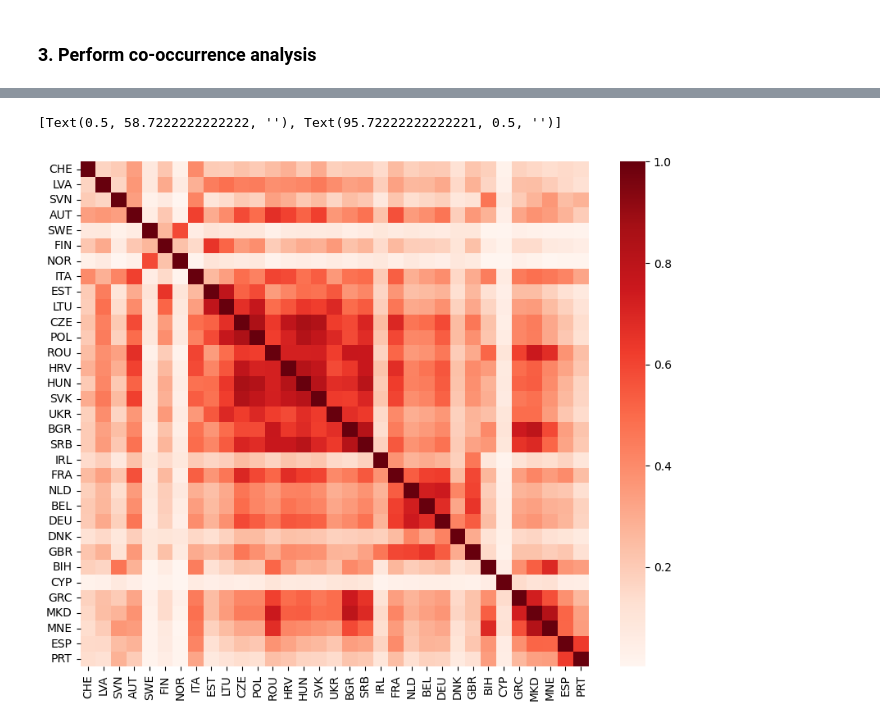
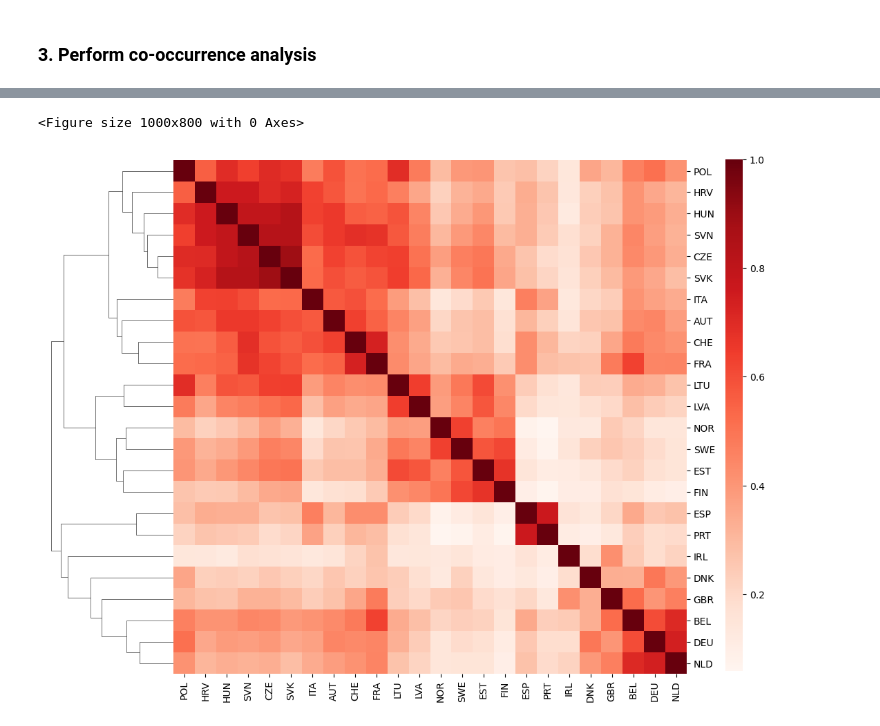
Before and after one commit to bramvanduinen/EnergyDroughtCooccurrence, a Jupyter notebook: src/03c_concurrent_probabilities_7d_event.ipynb, the cells around one changed output, grey strips where cells are left out. Saved outputs shown, nothing was run; the diff lists cells and outputs as text; code cells hidden in the pictures.

```diff
--- a/src/03c_concurrent_probabilities_7d_event.ipynb
+++ b/src/03c_concurrent_probabilities_7d_event.ipynb
@@ -53,7 +33,7 @@ dir_Output = f'../Results/Data/{rundate}/{VARIABLE}/concurrent_probs_{WINDOW}d/'
 dir_Figures = f'../Results/Figures/{rundate}/{VARIABLE}/concurrent_probs_{WINDOW}d/'
 # %%
 PATH_ED = '../../energydroughts-Europe/data/'
-ed = pd.read_csv(os.path.join(PATH_ED, f'residual_el7_winter_LENTIS_PD_02_v4_{NUM_EVENTS}_events.csv')).reset_index(drop=True)
+ed = pd.read_csv(os.path.join(PATH_ED, f'netto_demand_el7_winter_LENTIS_2023_PD_{NUM_EVENTS}_events.csv')).reset_index(drop=True)
 ed['run'] = ed['runs'].str.extract('(\d+)').astype(int)
 df_events = ed.drop(['Unnamed: 0', 'runs'], axis = 1)
 # %%
@@ -79,2 +71,4 @@ CMAP = 'RdBu_r'
+# %%
+df_events.query('country.isin(@COUNTRY_NAME)', inplace = True) # just for now
 # %% [markdown]
 ### 2. Define functions
@@ -81,18 +101,26 @@ CMAP = 'RdBu_r'
 # %%
-def get_co_occurrence(df):
+def get_co_occurrence(df_full, wr):
     overlapping_events_list = []
     co_occur_prob_list = []
 
+    if wr != 'all':
+        df = df_full.query('dominant_weather_regime == @wr')
+        num_events_for_wr = df_events.query('dominant_weather_regime == @wr').groupby('country').size()
+    if wr == 'all':
+        num_events_for_wr = df_events.groupby('country').size()
+        df = df_full.copy()
+
     grouped_runs = df.groupby('run')
+    # grouped_runs_country2 = df_full.groupby('run')
 
     for run, run_group in tqdm(grouped_runs):
-        country_combinations = product(run_group['country'].unique(), repeat=2)
-
+        # country_combinations = product(run_group['country'].unique(), repeat=2)
+        country_combinations = product(df_full['country'].unique(), repeat=2)
         for country_1, country_2 in country_combinations:
             co_occur = 0 # reset counter
+            events_country_1 = run_group[run_group['country'] == country_1].sort_values(by='start_time')
+            events_country_2 = df_full.query('run == @run & country == @country_2').sort_values(by='start_time')
 
-            events_country_1 = run_group[run_group['country'] == country_1].sort_values(by='start_time')
-            events_country_2 = run_group[run_group['country'] == country_2].sort_values(by='start_time')
 
             # Iterate over rows of both DataFrames to check for overlapping events
             for _, event_country_1 in events_country_1.iterrows():
@@ -118,12 +146,12 @@ def get_co_occurrence(df):
                 'country_1': country_1,
                 'country_2': country_2,
                 'run': run,
-                'prob': co_occur
+                'count': co_occur
             })
 
     overlapping_events_df = pd.DataFrame(overlapping_events_list)
     co_occur_prob_df = pd.DataFrame(co_occur_prob_list)
 
-    co_occur_prob_df = co_occur_prob_df.groupby(['country_1', 'country_2'], as_index=False)['prob'].sum()
-    co_occur_prob_df['prob'] = co_occur_prob_df['prob'] / NUM_EVENTS
-    return overlapping_events_df, co_occur_prob_df
+    co_occur_prob_df = co_occur_prob_df.groupby(['country_1', 'country_2'], as_index=False)['count'].sum()
+    co_occur_prob_df['prob'] = co_occur_prob_df.groupby('country_1')['count'].transform(lambda x: x / num_events_for_wr[x.name])
+    return overlapping_events_df, co_occur_prob_df, num_events_for_wr
@@ -132,2 +208,2 @@ def get_co_occurrence(df):
 # %%
-events_df, prob_df = get_co_occurrence(df = df_events)
+events_df, prob_df, num_events_per_wr = get_co_occurrence(df_full = df_events, wr = 'all')
@@ -156,14 +210,19 @@ prob_df.sort_values(by='prob', ascending=False)[33:66]
 # %%
-prob_df['country_1_index'] = prob_df['country_1'].map(country_mapping)
-prob_df['country_2_index'] = prob_df['country_2'].map(country_mapping)
+prob_df['country_1_index'] = prob_df['country_1']
+prob_df['country_2_index'] = prob_df['country_2']
 
 prob_df['prob'] = pd.to_numeric(prob_df['prob'])
 
 heatmap_data = prob_df.pivot(index = ['country_1_index'], columns = ['country_2_index'], values = 'prob')
 
 plt.figure(figsize=(10, 8))
-hm = sns.heatmap(heatmap_data, cmap='Reds', xticklabels=COUNTRY_NAME[ROW_ORDER], yticklabels=COUNTRY_NAME[ROW_ORDER])
-hm.set(xlabel=None, ylabel=None)
+cg = sns.clustermap(heatmap_data.values, cmap='Reds', xticklabels=COUNTRY_NAME, yticklabels=COUNTRY_NAME)
+cg.ax_col_dendrogram.set_visible(False)
+x0, _y0, _w, _h = cg.cbar_pos
+cg.ax_cbar.set_position([1, 0.06, 0.025, 0.74])
+row_order = cg.dendrogram_row.reordered_ind
+# dendrogram_lines = cg.ax_row_dendrogram.get_lines()
+# np.save(f'../Data/row_order_nettodemand_v{rundate}.npy', row_order)
 # %% [output]
-[Text(0.5, 58.7222222222222, ''), Text(95.72222222222221, 0.5, '')]
+<Figure size 1000x800 with 0 Axes>
-[figure, old version]
+[figure, new version]
```
Also changed, not shown: parts of 17 cells of this notebook, 25 other files.
